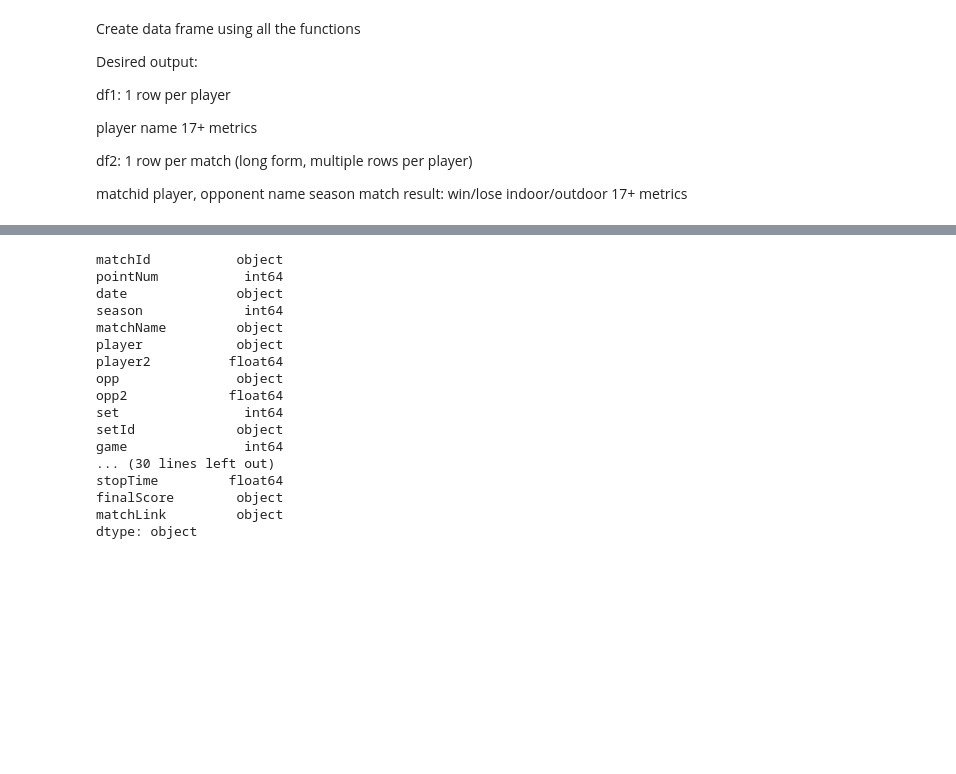
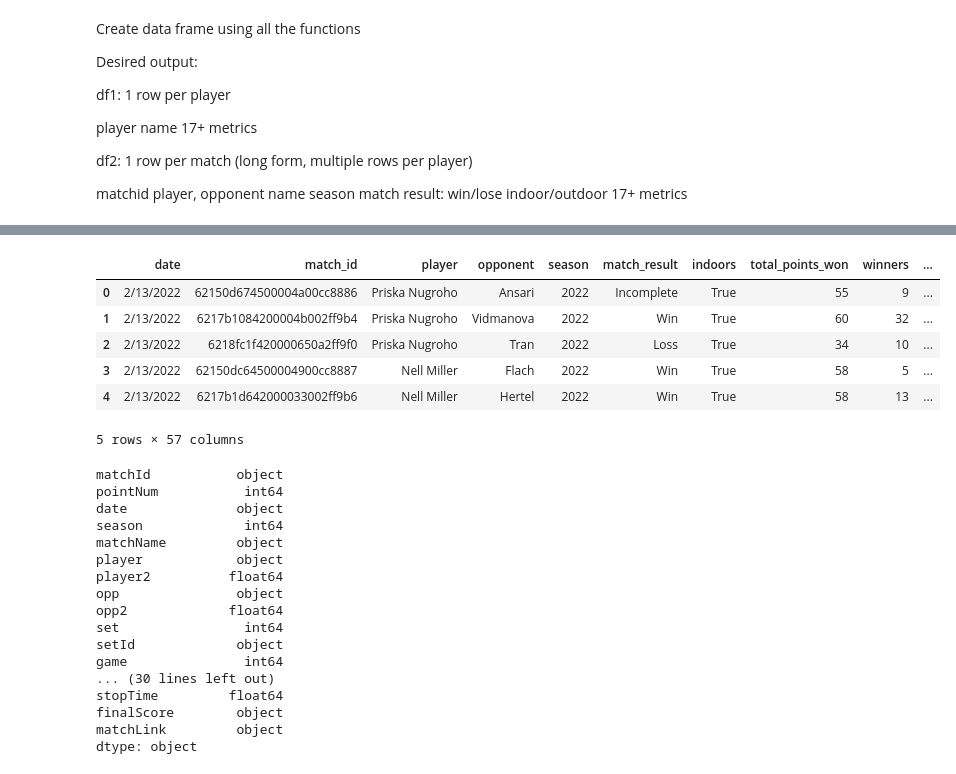
Before and after one commit to felicitimilne/bluefall2hwteam17, a Jupyter notebook: Viz_code_JLEE.ipynb, the cells around one changed output, grey strips where cells are left out. Drawn from its saved outputs; the diff is of its cells as text; code cells hidden in the pictures; blank space fills up the shorter version.

Commit message:
Noah push: code to determine ranks

```diff
--- a/Viz_code_JLEE.ipynb
+++ b/Viz_code_JLEE.ipynb
@@ -287,6 +292,7 @@ completed_frame = {'date' : [get_date(df, x) for x in unique_match_ids],
                     'forced_errors_by_opponent' : [forced_errors_by_opponent(df, x) for x in unique_match_ids],
                     'break_points_total' : [break_points_total(df, x) for x in unique_match_ids],
                     'break_points_won' : [break_points_won(df, x) for x in unique_match_ids],
+                    'break_points_percentage' : [break_point_percentage(df, x) for x in unique_match_ids],
                     'aces' : [aces(df, x) for x in unique_match_ids],
                     'double_faults' : [double_faults(df, x) for x in unique_match_ids],
                     'total_serves' : [total_serves(df, x) for x in unique_match_ids],
@@ -324,3 +330,20 @@ completed_frame = {'date' : [get_date(df, x) for x in unique_match_ids],
 
 
 match_stats = pd.DataFrame(data = completed_frame)
+# %%
+def rank(name: str, df):
+    while name not in df.columns:
+        name = input("Invalid input, try one of these names\n" + '\n'.join(list(df.columns)) + "\t")
+    neg_stat = name in ["double_faults", "unforced_errors"]
+    sorted_vals = df.sort_values(name, ascending = neg_stat)
+    ranked_dict = {list(sorted_vals.index)[i]:i + 1 for i in range(len(list(sorted_vals.index)))}
+    sorted_list = sorted(ranked_dict.items())
+    return {sorted_list[i][0]:sorted_list[i][1] for i in range(len(sorted_list))}
+
+players = match_stats["player"]
+msp = match_stats[match_stats.columns[7:len(match_stats.columns)]]
+msp = pd.concat([players, msp], axis = 1)
+msp
+gms = msp.groupby(by = "player").mean()
+gms
+rank("errors_forced", gms)
@@ -327 +520,31 @@ match_stats = pd.DataFrame(data = completed_frame)
+# %%
+agg_rank_list = []
+gs_rank_list = []
+ret_rank_list = []
+serve_rank_list = []
+for i in list(match_stats["player"]):
+    agg_rank_list.append(agg_rank(gms)[i])
+    gs_rank_list.append(gs_rank(gms)[i])
+    ret_rank_list.append(ret_rank(gms)[i])
+    serve_rank_list.append(serve_rank(gms)[i])
+
+ms_temp = pd.concat([match_stats, pd.Series(agg_rank_list), \
+                     pd.Series(gs_rank_list), pd.Series(ret_rank_list), \
+                     pd.Series(serve_rank_list)], axis = 1)
+# %%
+ms_temp.head(20)
+ms_temp = ms_temp.rename(columns = {list(ms_temp.columns)[-4]:"aggressive_rank", \
+                            list(ms_temp.columns)[-3]:"groundstroke_rank", \
+                            list(ms_temp.columns)[-2]:"return_rank", \
+                            list(ms_temp.columns)[-1]:"serve_rank"})
+# %%
+ms_temp.head()
+# %% [output]
+|  | date | match_id | player | opponent | season | match_result | indoors | total_points_won | winners | ... |
+| 0 | 2/13/2022 | 62150d674500004a00cc8886 | Priska Nugroho | Ansari | 2022 | Incomplete | True | 55 | 9 | ... |
+| 1 | 2/13/2022 | 6217b1084200004b002ff9b4 | Priska Nugroho | Vidmanova | 2022 | Win | True | 60 | 32 | ... |
+| 2 | 2/13/2022 | 6218fc1f420000650a2ff9f0 | Priska Nugroho | Tran | 2022 | Loss | True | 34 | 10 | ... |
+| 3 | 2/13/2022 | 62150dc64500004900cc8887 | Nell Miller | Flach | 2022 | Win | True | 58 | 5 | ... |
+| 4 | 2/13/2022 | 6217b1d642000033002ff9b6 | Nell Miller | Hertel | 2022 | Win | True | 58 | 13 | ... |
+5 rows × 57 columns
 # %%
```
Also changed, not shown: parts of 9 cells of this notebook, 1 other file.
